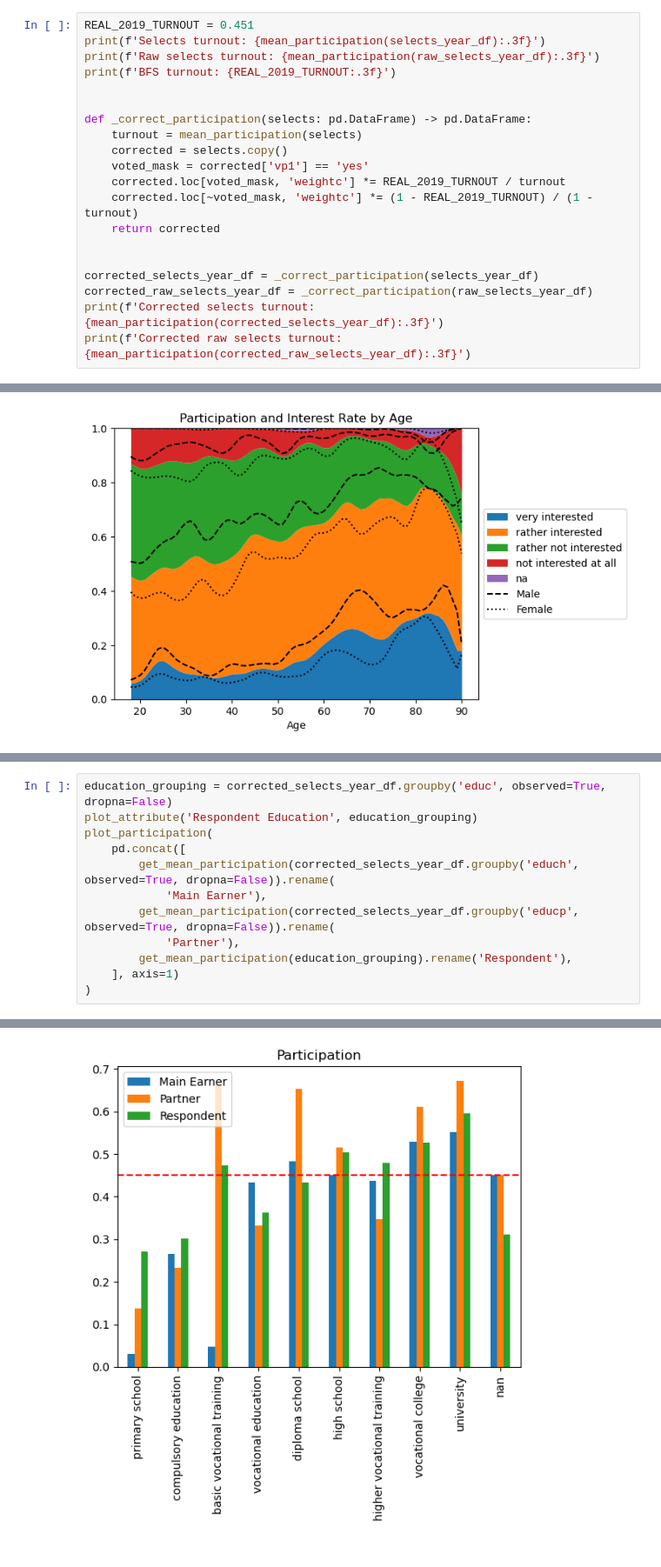
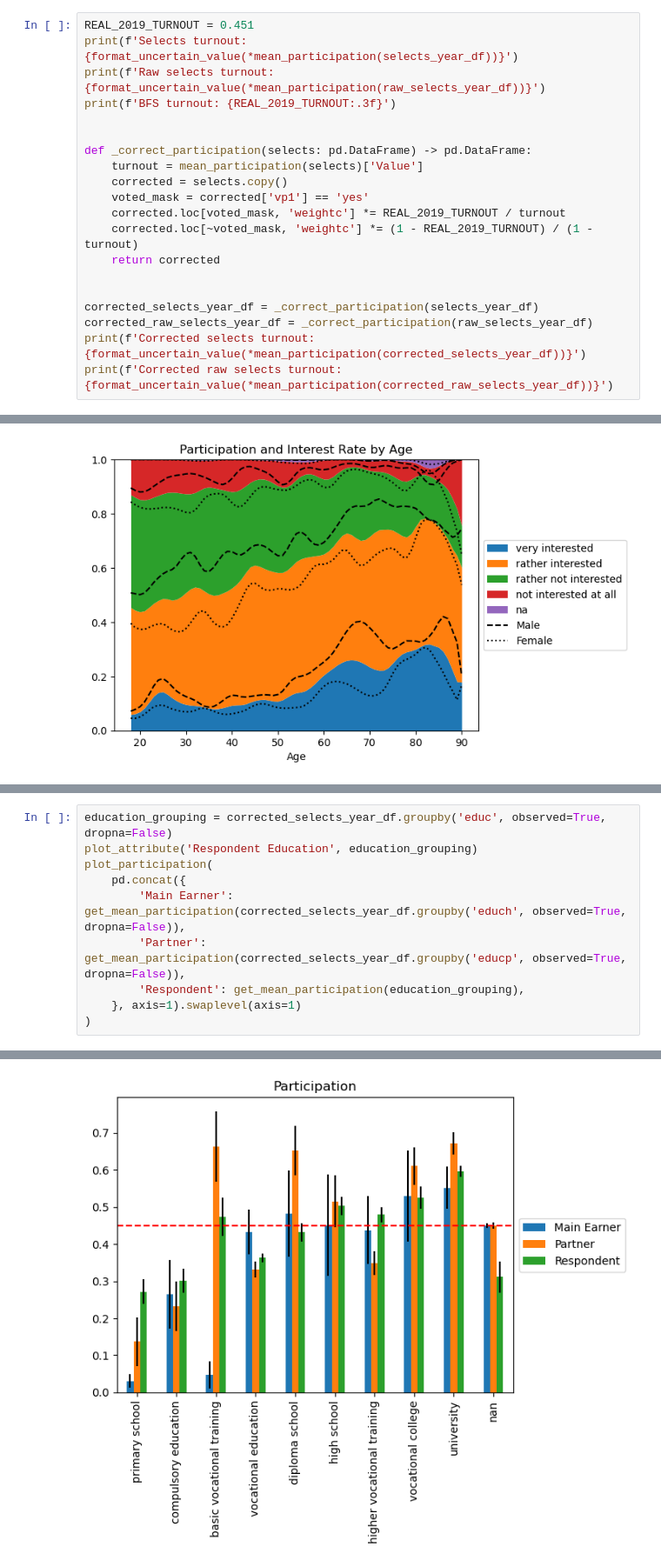
Before and after one commit to tschai-yim/swiss-elections-study, a Jupyter notebook: participation.ipynb, the cells around one changed output, grey strips where cells are left out. Shown at 87% size. Cells and saved outputs as stored; diff of their text form.

```diff
--- a/participation.ipynb
+++ b/participation.ipynb
@@ -156,12 +176,12 @@ def plot_population(
 # %%
 REAL_2019_TURNOUT = 0.451
-print(f'Selects turnout: {mean_participation(selects_year_df):.3f}')
-print(f'Raw selects turnout: {mean_participation(raw_selects_year_df):.3f}')
+print(f'Selects turnout: {format_uncertain_value(*mean_participation(selects_year_df))}')
+print(f'Raw selects turnout: {format_uncertain_value(*mean_participation(raw_selects_year_df))}')
 print(f'BFS turnout: {REAL_2019_TURNOUT:.3f}')
 
 
 def _correct_participation(selects: pd.DataFrame) -> pd.DataFrame:
-    turnout = mean_participation(selects)
+    turnout = mean_participation(selects)['Value']
     corrected = selects.copy()
     voted_mask = corrected['vp1'] == 'yes'
     corrected.loc[voted_mask, 'weightc'] *= REAL_2019_TURNOUT / turnout
@@ -171,6 +191,6 @@ def _correct_participation(selects: pd.DataFrame) -> pd.DataFrame:
 
 corrected_selects_year_df = _correct_participation(selects_year_df)
 corrected_raw_selects_year_df = _correct_participation(raw_selects_year_df)
-print(f'Corrected selects turnout: {mean_participation(corrected_selects_year_df):.3f}')
-print(f'Corrected raw selects turnout: {mean_participation(corrected_raw_selects_year_df):.3f}')
+print(f'Corrected selects turnout: {format_uncertain_value(*mean_participation(corrected_selects_year_df))}')
+print(f'Corrected raw selects turnout: {format_uncertain_value(*mean_participation(corrected_raw_selects_year_df))}')
 # %% [output]
@@ -405,13 +428,11 @@ Participation Extremes by sg3:
 education_grouping = corrected_selects_year_df.groupby('educ', observed=True, dropna=False)
 plot_attribute('Respondent Education', education_grouping)
 plot_participation(
-    pd.concat([
-        get_mean_participation(corrected_selects_year_df.groupby('educh', observed=True, dropna=False)).rename(
-            'Main Earner'),
-        get_mean_participation(corrected_selects_year_df.groupby('educp', observed=True, dropna=False)).rename(
-            'Partner'),
-        get_mean_participation(education_grouping).rename('Respondent'),
-    ], axis=1)
+    pd.concat({
+        'Main Earner': get_mean_participation(corrected_selects_year_df.groupby('educh', observed=True, dropna=False)),
+        'Partner': get_mean_participation(corrected_selects_year_df.groupby('educp', observed=True, dropna=False)),
+        'Respondent': get_mean_participation(education_grouping),
+    }, axis=1).swaplevel(axis=1)
 )
 # %% [output]
 <Axes: title={'center': 'Participation'}>
@@ -419,4 +440,4 @@ plot_participation(
-[figure, old version]
+[figure, new version]
 # %%
 work_situation_grouping = corrected_selects_year_df.groupby('sc1', observed=True)
 work_situation_participation = get_mean_participation(work_situation_grouping)
```
Also changed, not shown: parts of 15 cells of this notebook, 2 other files.
